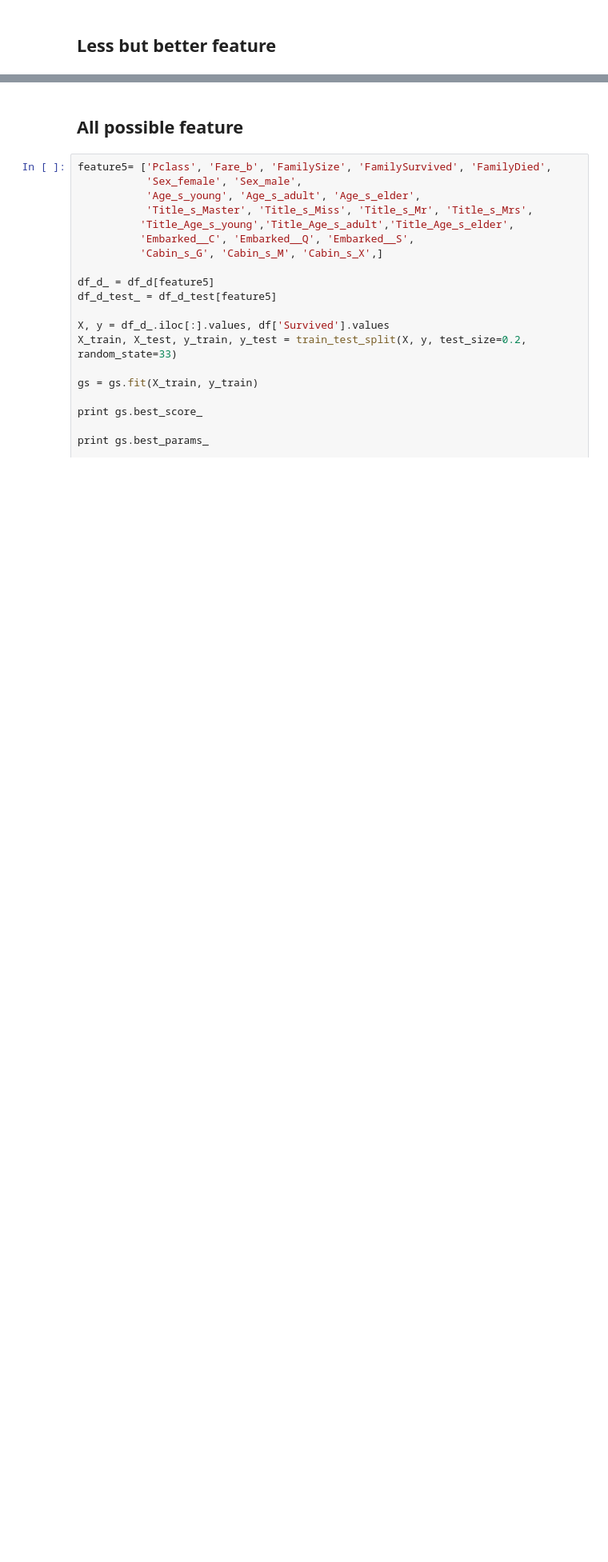
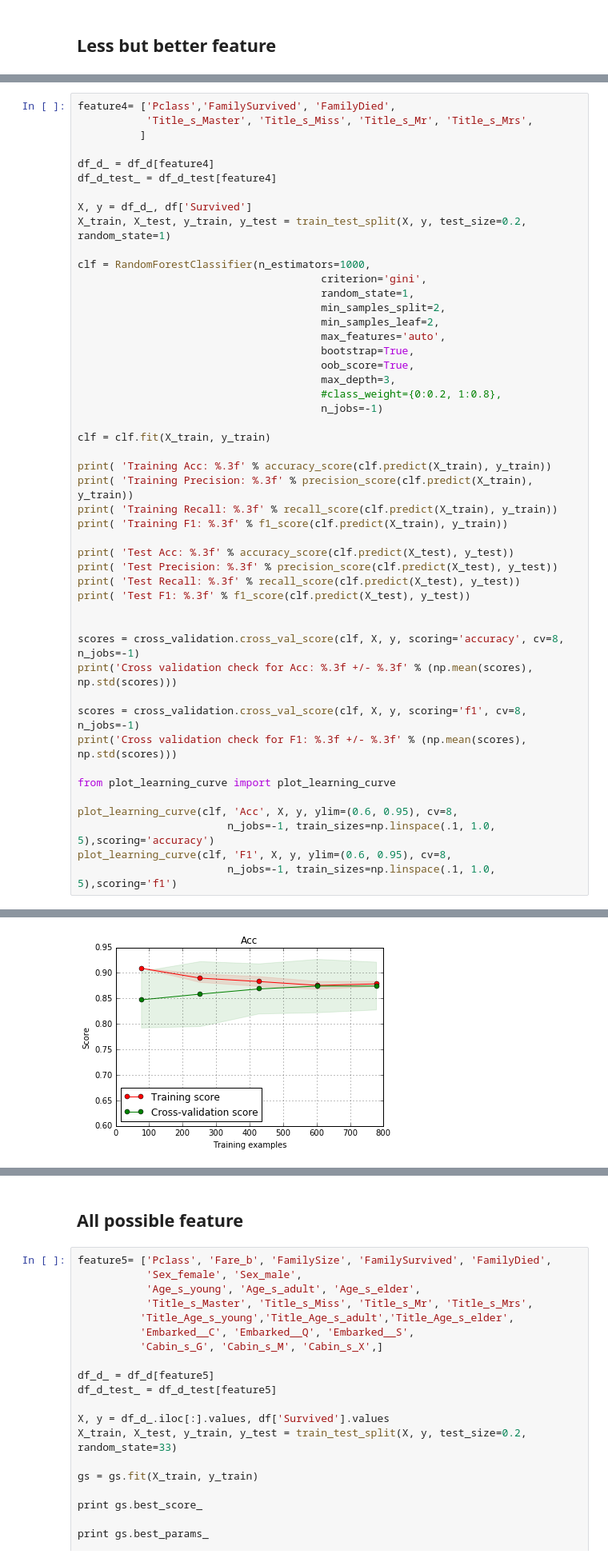
Before and after one commit to liufuyang/titanic, a Jupyter notebook: 2.SimpleModels/2.RandomForest.ipynb, the cells around one changed output, grey strips where cells are left out. Shown at 80% size. Saved outputs shown, nothing was run; the diff lists cells and outputs as text; blank space fills up the shorter version.

```diff
--- a/2.SimpleModels/2.RandomForest.ipynb
+++ b/2.SimpleModels/2.RandomForest.ipynb
@@ -280,0 +301,49 @@ Test F1: 0.855
+# %%
+feature4= ['Pclass','FamilySurvived', 'FamilyDied',
+           'Title_s_Master', 'Title_s_Miss', 'Title_s_Mr', 'Title_s_Mrs',
+          ]
+
+df_d_ = df_d[feature4]
+df_d_test_ = df_d_test[feature4]
+
+X, y = df_d_, df['Survived']
+X_train, X_test, y_train, y_test = train_test_split(X, y, test_size=0.2, random_state=1)
+
+clf = RandomForestClassifier(n_estimators=1000,
+                                       criterion='gini',
+                                       random_state=1,
+                                       min_samples_split=2,
+                                       min_samples_leaf=2,
+                                       max_features='auto',
+                                       bootstrap=True,
+                                       oob_score=True,
+                                       max_depth=3,
+                                       #class_weight={0:0.2, 1:0.8},
+                                       n_jobs=-1)
+
+clf = clf.fit(X_train, y_train)
+
+print( 'Training Acc: %.3f' % accuracy_score(clf.predict(X_train), y_train))
+print( 'Training Precision: %.3f' % precision_score(clf.predict(X_train), y_train))
+print( 'Training Recall: %.3f' % recall_score(clf.predict(X_train), y_train))
+print( 'Training F1: %.3f' % f1_score(clf.predict(X_train), y_train))
+
+print( 'Test Acc: %.3f' % accuracy_score(clf.predict(X_test), y_test))
+print( 'Test Precision: %.3f' % precision_score(clf.predict(X_test), y_test))
+print( 'Test Recall: %.3f' % recall_score(clf.predict(X_test), y_test))
+print( 'Test F1: %.3f' % f1_score(clf.predict(X_test), y_test))
+
+
+scores = cross_validation.cross_val_score(clf, X, y, scoring='accuracy', cv=8, n_jobs=-1)
+print('Cross validation check for Acc: %.3f +/- %.3f' % (np.mean(scores), np.std(scores)))
+
+scores = cross_validation.cross_val_score(clf, X, y, scoring='f1', cv=8, n_jobs=-1)
+print('Cross validation check for F1: %.3f +/- %.3f' % (np.mean(scores), np.std(scores)))
+
+from plot_learning_curve import plot_learning_curve
+
+plot_learning_curve(clf, 'Acc', X, y, ylim=(0.6, 0.95), cv=8,
+                        n_jobs=-1, train_sizes=np.linspace(.1, 1.0, 5),scoring='accuracy')
+plot_learning_curve(clf, 'F1', X, y, ylim=(0.6, 0.95), cv=8,
+                        n_jobs=-1, train_sizes=np.linspace(.1, 1.0, 5),scoring='f1')
+# %% [output]
@@ -280,0 +361 @@ Test F1: 0.855
+[figure, added]
```
Also changed, not shown: parts of 12 cells of this notebook, 1 other file.
